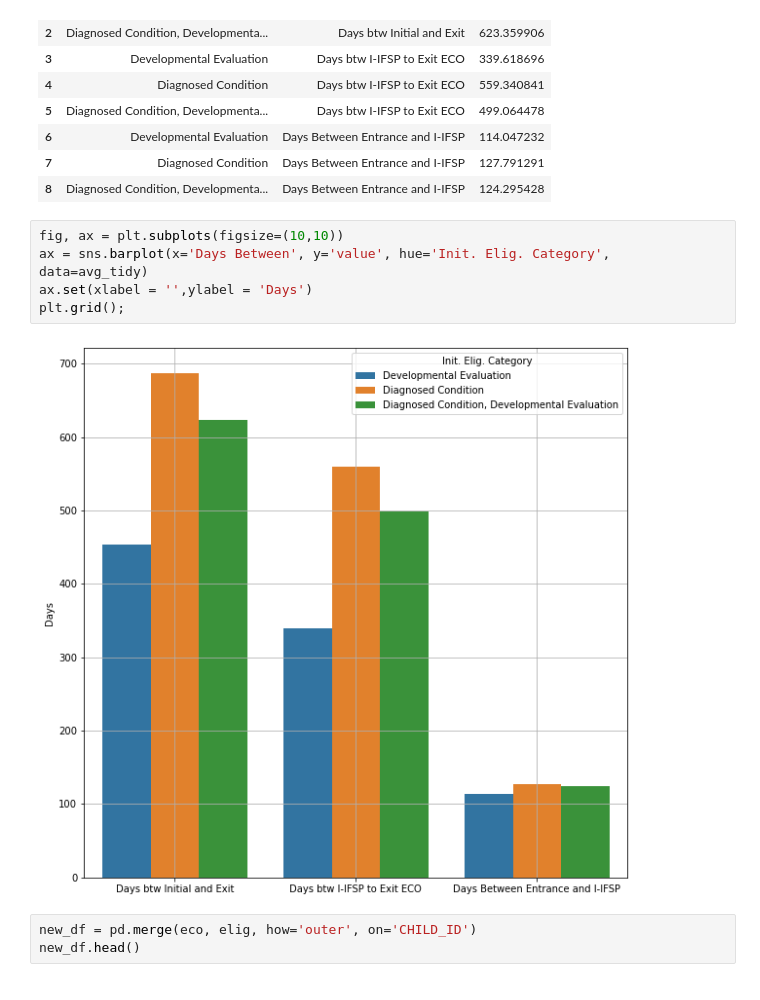
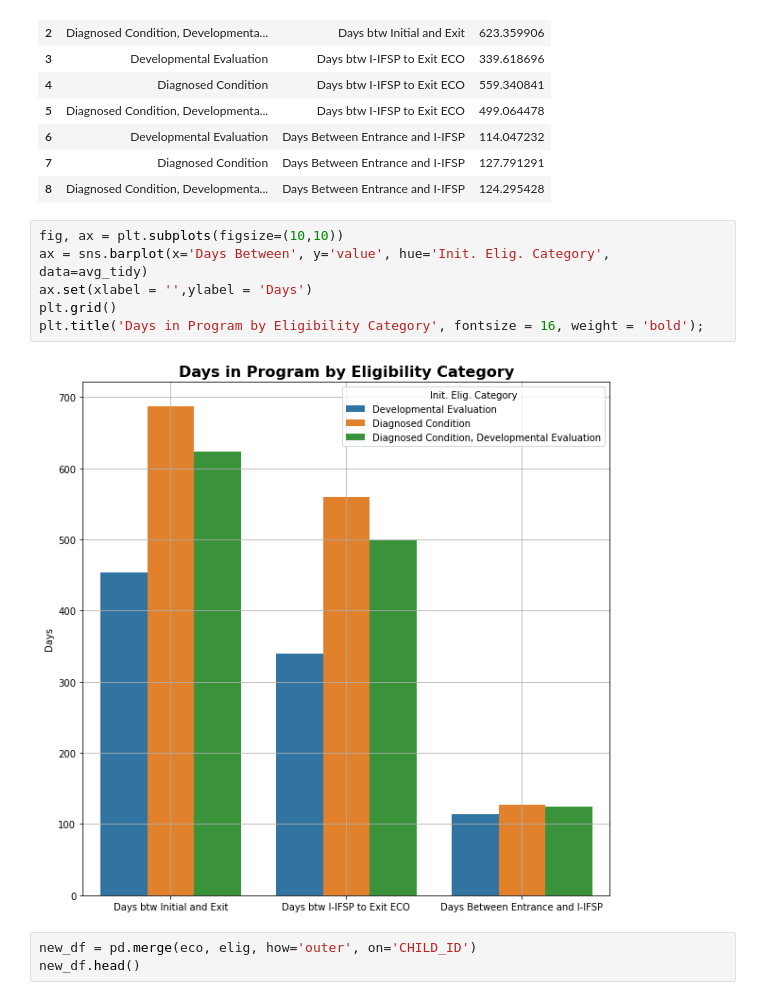
Before and after one commit to NSS-Data-Analytics-Cohort-7/didd-newbalancesonthebloc, a Jupyter notebook: Notebook/DIDD_partner_project.ipynb, the cells around one changed output. Cells and saved outputs as stored; diff of their text form.

Commit message:
more charts, work

```diff
--- a/Notebook/DIDD_partner_project.ipynb
+++ b/Notebook/DIDD_partner_project.ipynb
@@ -376,10 +471,11 @@ avg_tidy
 # %%
 fig, ax = plt.subplots(figsize=(10,10))
 ax = sns.barplot(x='Days Between', y='value', hue='Init. Elig. Category', data=avg_tidy)
 ax.set(xlabel = '',ylabel = 'Days')
-plt.grid();
+plt.grid()
+plt.title('Days in Program by Eligibility Category', fontsize = 16, weight = 'bold');
 # %% [output]
-[figure, old version]
+[figure, new version]
 # %%
 new_df = pd.merge(eco, elig, how='outer', on='CHILD_ID')
 new_df.head()
```
Also changed, not shown: parts of 48 cells of this notebook.
